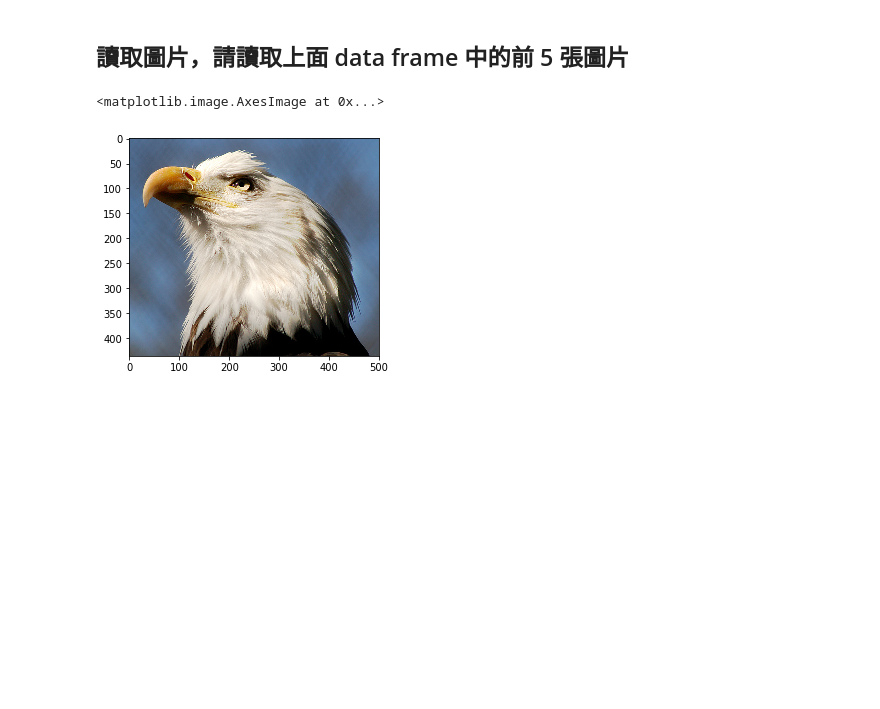
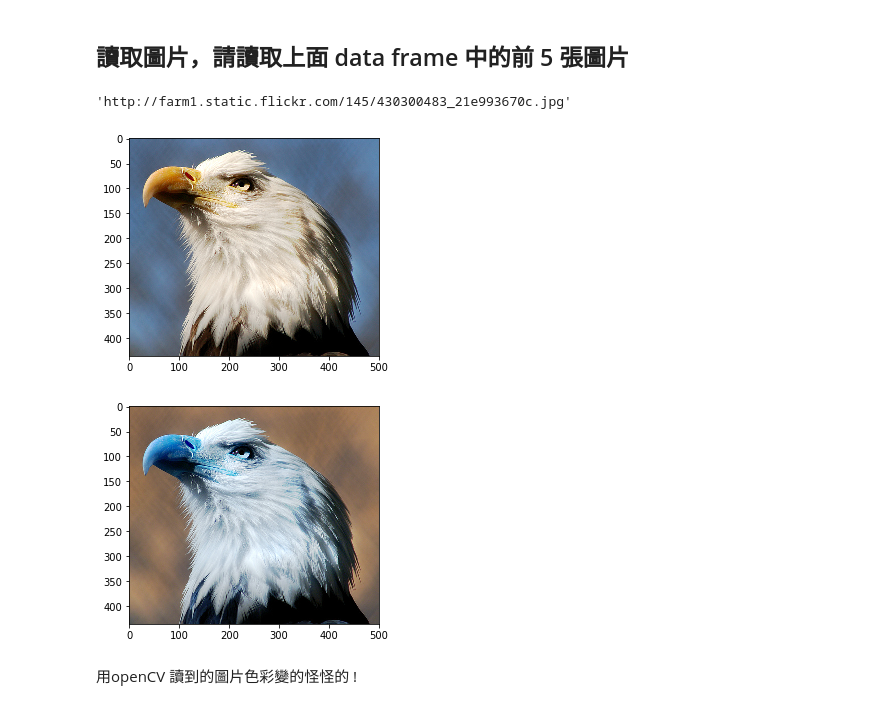
Before and after one commit to strive722/ML-100-Days, a Jupyter notebook: Day_003-1&2_HW.ipynb, the cells around one changed output. Cells and saved outputs as stored; diff of their text form; code cells hidden in the pictures; blank space fills up the shorter version.

```diff
--- a/Day_003-1&2_HW.ipynb
+++ b/Day_003-1&2_HW.ipynb
@@ -83,0 +50,3 @@ df.head()
+# %%
+data=pd.read_table(target_url,header =None)
+data.head()
@@ -83,0 +60,3 @@ df.head()
+# %%
+data.columns=['name','url']
+data.head()
@@ -84,19 +70,37 @@ df.head()
 # %% [markdown]
 ## 讀取圖片，請讀取上面 data frame 中的前 5 張圖片
+# %%
+# 得到第一筆資料的連結
+first_link = data['url'][0]
+first_link
+# %% [output]
+'http://farm1.static.flickr.com/145/430300483_21e993670c.jpg'
 # %%
+#用 PIL套件讀取圖片
+import matplotlib.pyplot as plt
+import requests as req
 from PIL import Image
 from io import BytesIO
-import numpy as np
-import matplotlib.pyplot as plt
-
-# 請用 df.loc[...] 得到第一筆資料的連結
-first_link = df.loc[0][1]
-response = requests.get(first_link)
-img = Image.open(BytesIO(response.content))
-
-# Convert img to numpy array
-imgarry=np.array(img)
+response = req.get(first_link)
+image = Image.open(BytesIO(response.content))
+imgarry=np.array(image)
 plt.imshow(imgarry)
+plt.show()
 # %% [output]
-<matplotlib.image.AxesImage at 0x...>
 [figure]
+# %%
+#用 openCV 讀取圖片
+import cv2
+import numpy as np
+
+import urllib
+
+resp = urllib.request.urlopen(first_link)
+image = np.asarray(bytearray(resp.read()))
+image = cv2.imdecode(image,cv2.IMREAD_COLOR)
+plt.imshow(image)
+plt.show()
+# %% [output]
+[figure, added]
+# %% [markdown]
+用openCV 讀到的圖片色彩變的怪怪的 !
```
Also changed, not shown: parts of 13 cells of this notebook.
